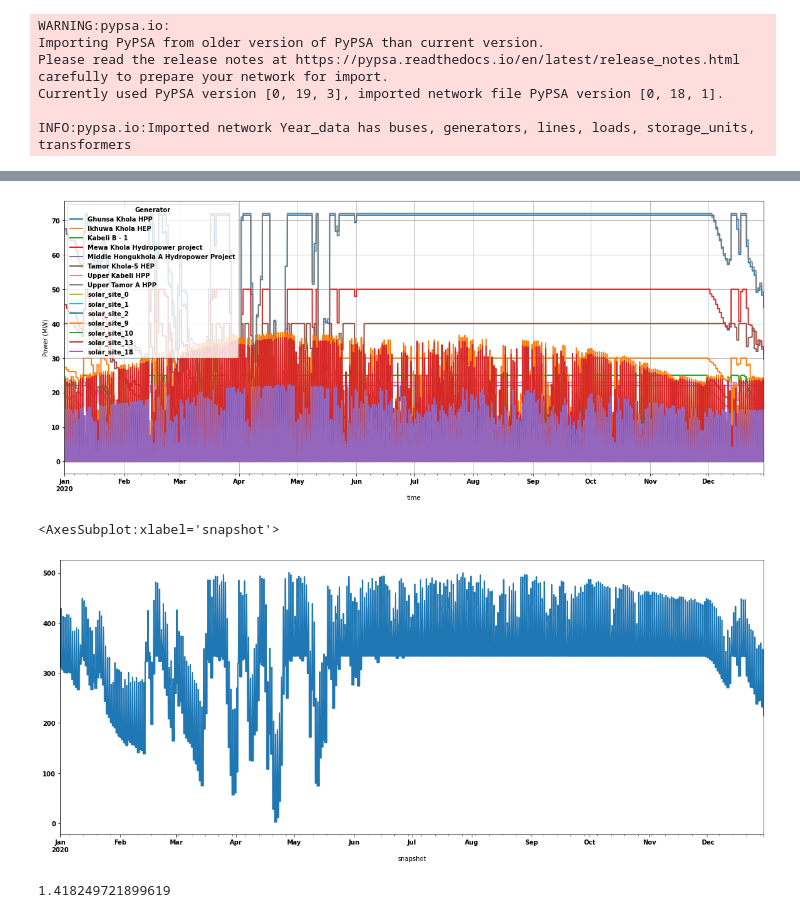
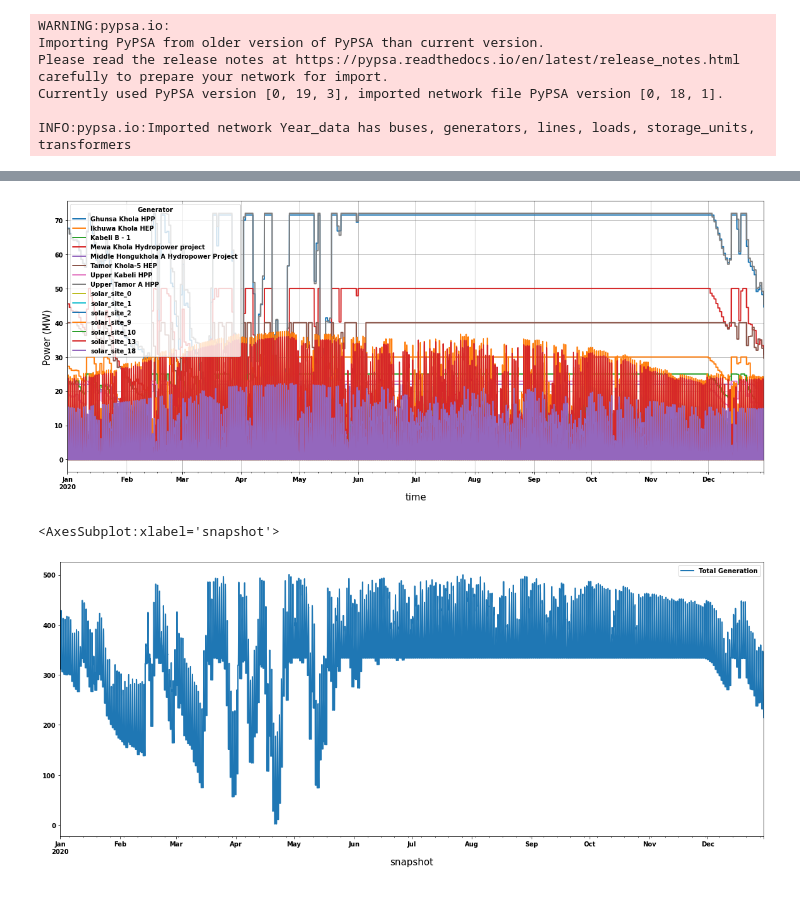
Before and after one commit to deependran7/grid_optimization, a Jupyter notebook: Cost_Analysis.ipynb, the cells around one changed output, grey strips where cells are left out. Drawn from its saved outputs; the diff is of its cells as text; code cells hidden in the pictures.

```diff
--- a/Cost_Analysis.ipynb
+++ b/Cost_Analysis.ipynb
@@ -6,3 +1,18 @@ import matplotlib.pyplot as plt
+# %%
+import pandas as pd
+import pypsa
+import numpy as np
+import matplotlib.pyplot as plt
+
+plt.rcParams.update({
+        "font.weight": "bold",  # bold fonts
+        "font.size":10,
+        "lines.linewidth": 2,   # thick lines
+        "grid.color": "0.5",    # gray gridlines
+        "grid.linewidth": 0.5,  # thin gridlines
+        "savefig.dpi": 300,     # higher resolution output.
+        "axes.labelsize" : 15
+    })
 # %%
 csv_folder_name = "Data_Folder/Eastern_grid_data/Year_data"
 network = pypsa.Network()
@@ -23,16 +33,19 @@ substation_cost_per_mva = 29364#nea
 line_cost_per_km_per_mw = 2100 #article
 #40 per kW per year maintainance cost hydro irena 2021
 # %%
-#add capital cost of generators
+#add capital cost and om cost of generators
 #add cost to slack export positive import negative
+network.generators['om_cost'] = np.zeros(len(network.generators))
 for i in range(len(network.generators)):
     d_sub = network.generators.sub_dist[i]
     d_road = network .generators.road_dist[i]
     typ =network.generators.carrier[i]
     if typ == "Solar":
         network.generators.capital_cost[i] = d_sub * line_cost_per_km_per_mw*network.generators.p_nom[i] + d_road*road_per_km_cost + network.generators.p_nom[i]*solar_inst_cost + substation_cost_per_mva*network.generators.p_nom[i]/0.8
+        network.generators.om_cost[i] = network.generators.p_nom[i]*14.1*1000
     if typ == "Hydro":
         network.generators.capital_cost[i] = d_sub * line_cost_per_km_per_mw*network.generators.p_nom[i] + d_road*road_per_km_cost + network.generators.p_nom[i]*hydro_inst_cost + substation_cost_per_mva*network.generators.p_nom[i]/0.8
+        network.generators.om_cost[i] = network.generators.p_nom[i]*40*1000
 # %% [output]
 A value is trying to be set on a copy of a slice from a DataFrame
 
@@ -84,15 +96,17 @@ ax.set_ylabel("Power (MW)")
 ax.grid()
 plt.savefig("Images/year_generation.jpg",dpi = 300,bbox_inches = 'tight')
 # %% [output]
-[figure, old version]
+[figure, new version]
 # %%
-optimal_network.generators_t.p_max_pu['total_generation'] = optimal_network.generators_t.p_max_pu.sum(axis = 1)
+cost_data = pd.DataFrame()
+cost_data.index = optimal_network.generators_t.p_max_pu.index
+cost_data['Total Generation'] = optimal_network.generators_t.p_max_pu.sum(axis = 1)*0.9
 # %%
 fig,ax = plt.subplots(figsize = (20,8))
-optimal_network.generators_t.p_max_pu.total_generation.plot(ax = ax)
+cost_data.plot(ax = ax)
 # %% [output]
 <AxesSubplot:xlabel='snapshot'>
-[figure, old version]
+[figure, new version]
 # %%
 dr = 0.1
 n = 25
@@ -103,4 +117,0 @@ capital_cost = optimal_network.generators.capital_cost.sum()
-# %%
-(capital_cost/energy)*120
-# %% [output]
-1.418249721899619
```
Also changed, not shown: parts of 8 cells of this notebook, 4 other files.
